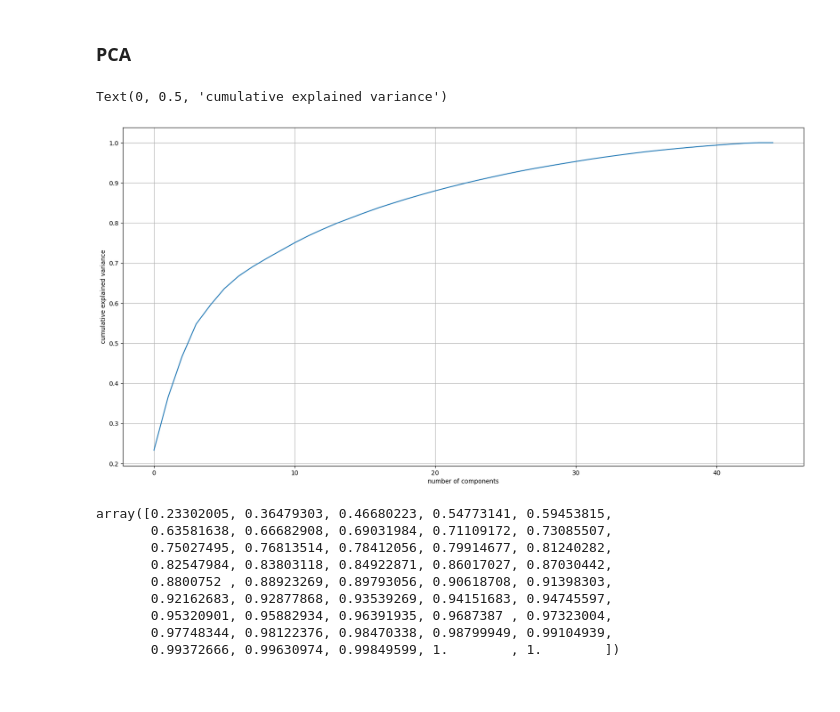
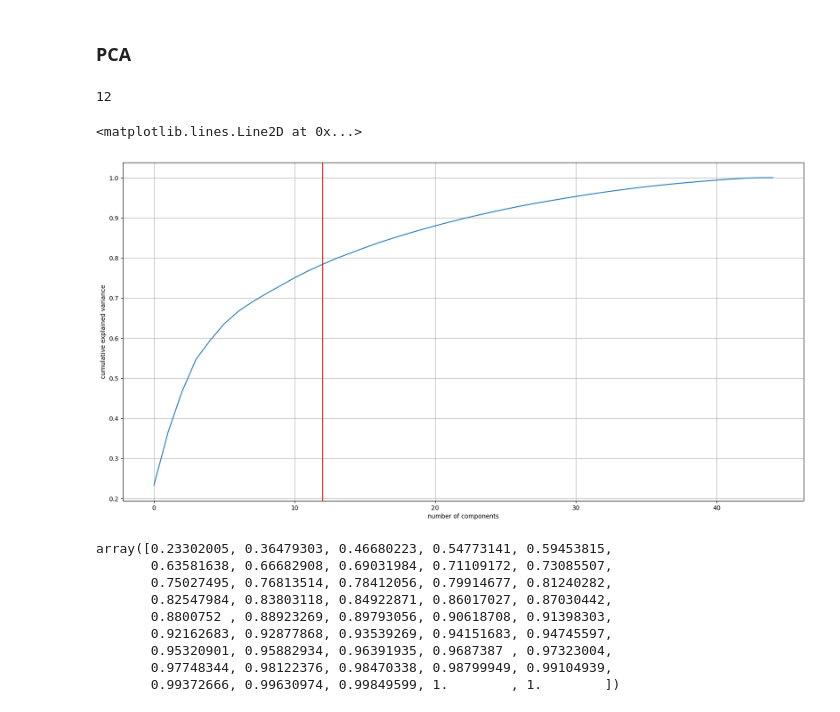
Before and after one commit to FedeScenna/Crypto_NetworkAnalysis, a Jupyter notebook: 06_ClusterAnalysis.ipynb, the cells around one changed output. Saved outputs shown, nothing was run; the diff lists cells and outputs as text; code cells hidden in the pictures.

Commit message:
knee

```diff
--- a/06_ClusterAnalysis.ipynb
+++ b/06_ClusterAnalysis.ipynb
@@ -50,16 +50,23 @@ extracted_features_cleaned_std = scaler.fit_transform(extracted_features_cleaned
 # %% [markdown]
 ### PCA
 # %%
+from kneed import KneeLocator
+
 pca = PCA()
 pca.fit(extracted_features_cleaned_std)
+kneedle = KneeLocator(x = range(1, 46), y = np.cumsum(pca.explained_variance_ratio_), curve="concave", direction = "increasing", online = True)
+print(kneedle.knee)
+
 plt.figure(figsize=(20,10))
 plt.grid()
 plt.plot(np.cumsum(pca.explained_variance_ratio_))
 plt.xlabel('number of components')
 plt.ylabel('cumulative explained variance')
+plt.axvline(x=kneedle.knee, color = "red")
 # %% [output]
-Text(0, 0.5, 'cumulative explained variance')
+12
+<matplotlib.lines.Line2D at 0x...>
-[figure, old version]
+[figure, new version]
 # %%
 np.cumsum(pca.explained_variance_ratio_)
 # %% [output]
```
Also changed, not shown: parts of 2 cells of this notebook.
